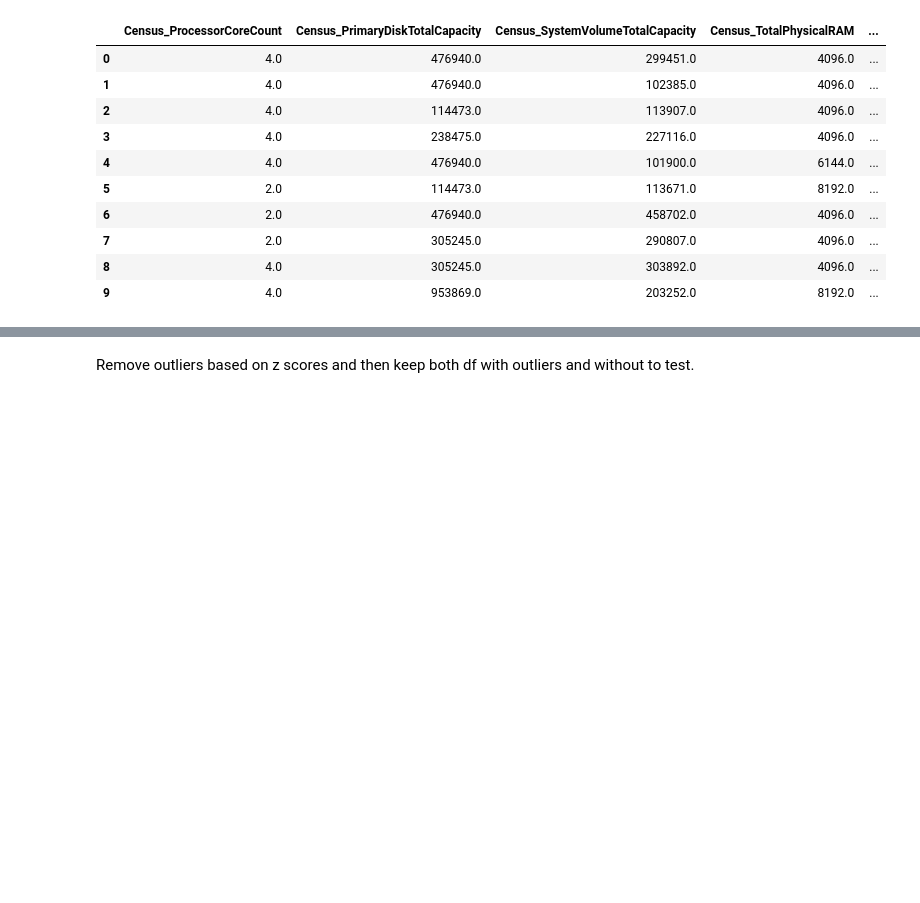
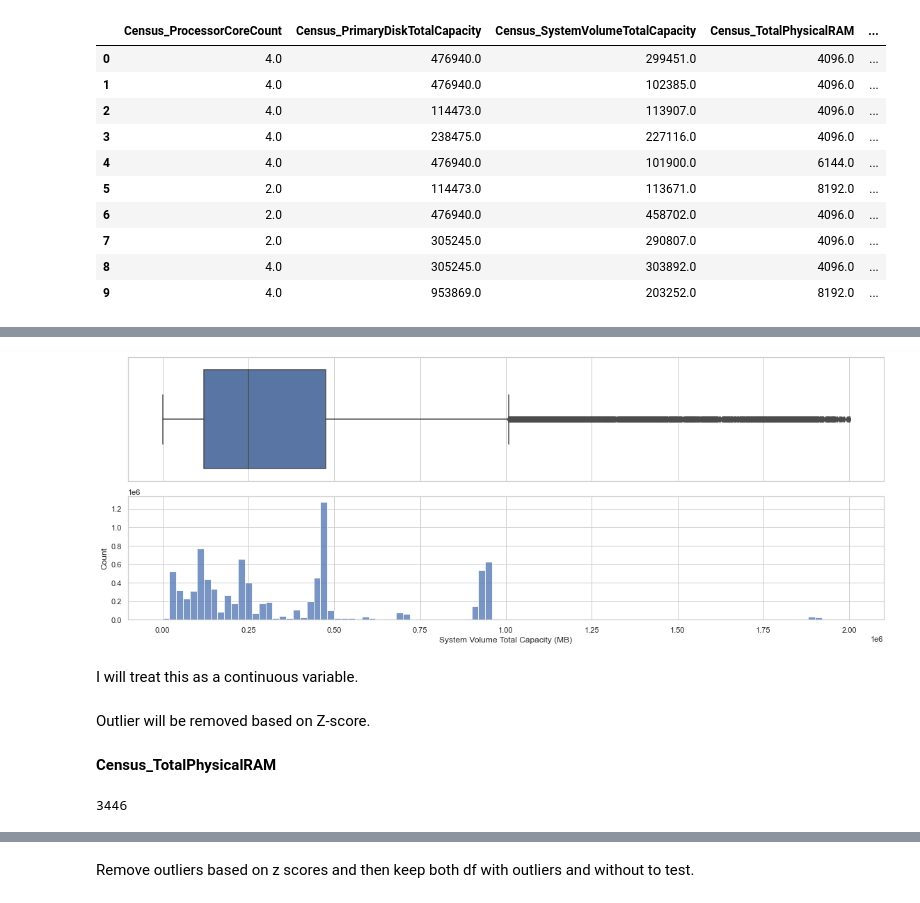
Before and after one commit to marco-riva/Capstone_2, a Jupyter notebook: notebooks/EDA.ipynb, the cells around one changed output, grey strips where cells are left out. Cells and saved outputs as stored; diff of their text form; code cells hidden in the pictures; blank space fills up the shorter version.

```diff
--- a/notebooks/EDA.ipynb
+++ b/notebooks/EDA.ipynb
@@ -134,0 +266,8 @@ plt.xlabel('Diagonal Display Size (in)');
+# %%
+cont_var_subplots('Census_SystemVolumeTotalCapacity', df, 'System Volume Total Capacity (MB)')
+# %% [output]
+[figure, added]
+# %% [markdown]
+I will treat this as a continuous variable.
+# %% [markdown]
+Outlier will be removed based on Z-score.
@@ -134,0 +276,6 @@ plt.xlabel('Diagonal Display Size (in)');
+# %% [markdown]
+**Census_TotalPhysicalRAM**
+# %%
+df.Census_TotalPhysicalRAM.nunique()
+# %% [output]
+3446
```
Also changed, not shown: parts of 90 cells of this notebook.
